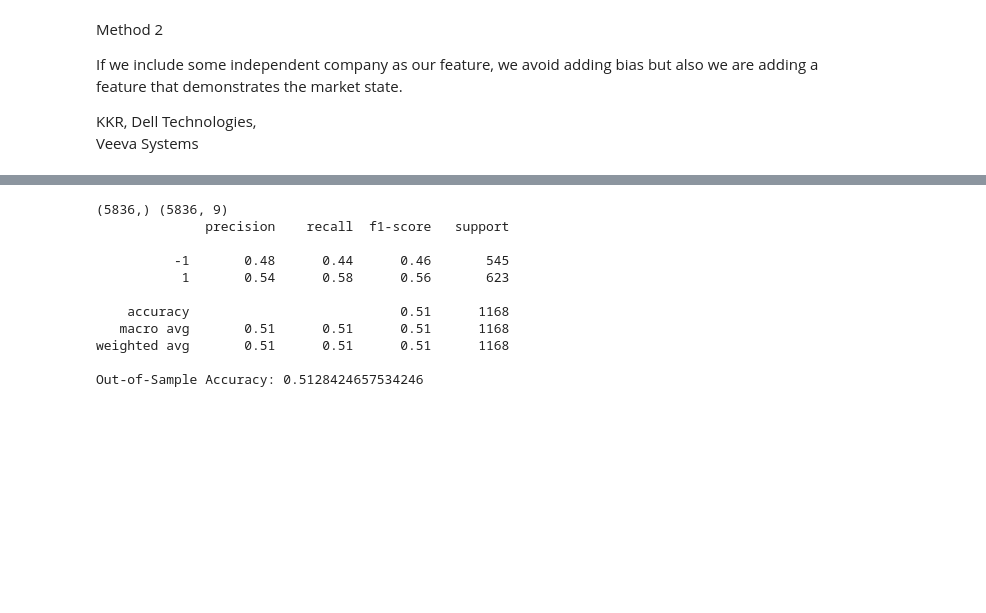
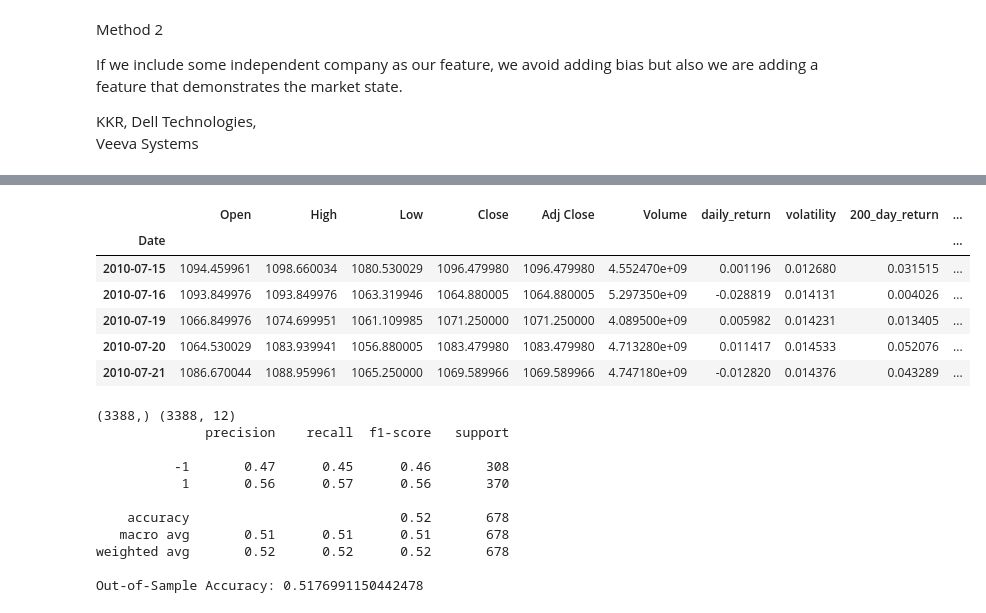
Before and after one commit to ACM40960/project-QianSandeep, a Jupyter notebook: Project/Machine Learning.ipynb, the cells around one changed output, grey strips where cells are left out. Drawn from its saved outputs; the diff is of its cells as text; code cells hidden in the pictures; blank space fills up the shorter version.

```diff
--- a/Project/Machine Learning.ipynb
+++ b/Project/Machine Learning.ipynb
@@ -81,0 +137,16 @@ Veeva Systems
+# %%
+#KKR has data only from 2010-07-15--should also change it ones before
+
+tickers = ['KKR', 'DELL', 'VEEV']
+# Dictionary to store close price dataframes
+close_prices = {}
+
+# Fetch historical data for each ticker and extract the close prices
+for ticker in tickers:
+    stock = yf.Ticker(ticker)
+    data = stock.history(start='2010-07-15', end='2024-01-01')
+    close_prices[ticker] = data[['Close']].rename(columns={'Close': ticker})
+
+combined_close_prices = combined_close_prices.ffill()
+
+combined_close_prices.head()
@@ -82,3 +161,19 @@ Veeva Systems
+# %%
+#change the date index of combined_close_prices to timezone-naive
+combined_close_prices.index = combined_close_prices.index.tz_localize(None)
+merged_data = merged_data.loc['2010-07-15':]
+
+final_data = merged_data.join(combined_close_prices, how='inner')
+
+final_data.head()
+# %% [output]
+|  | Open | High | Low | Close | Adj Close | Volume | daily_return | volatility | 200_day_return | ... |
+| Date |  |  |  |  |  |  |  |  |  | ... |
+| 2010-07-15 | 1094.459961 | 1098.660034 | 1080.530029 | 1096.479980 | 1096.479980 | 4.552470e+09 | 0.001196 | 0.012680 | 0.031515 | ... |
+| 2010-07-16 | 1093.849976 | 1093.849976 | 1063.319946 | 1064.880005 | 1064.880005 | 5.297350e+09 | -0.028819 | 0.014131 | 0.004026 | ... |
+| 2010-07-19 | 1066.849976 | 1074.699951 | 1061.109985 | 1071.250000 | 1071.250000 | 4.089500e+09 | 0.005982 | 0.014231 | 0.013405 | ... |
+| 2010-07-20 | 1064.530029 | 1083.939941 | 1056.880005 | 1083.479980 | 1083.479980 | 4.713280e+09 | 0.011417 | 0.014533 | 0.052076 | ... |
+| 2010-07-21 | 1086.670044 | 1088.959961 | 1065.250000 | 1069.589966 | 1069.589966 | 4.747180e+09 | -0.012820 | 0.014376 | 0.043289 | ... |
 # %%
 import numpy as np
 from sklearn.model_selection import train_test_split
@@ -86,9 +181,9 @@ from sklearn.ensemble import RandomForestClassifier
 from sklearn.metrics import classification_report
 
 # y
-y = np.where(merged_data['Close'].shift(-1) > merged_data['Close'], 1, -1)
+y = np.where(final_data['Close'].shift(-1) > merged_data['Close'], 1, -1)#explain: if the next day's close price is higher than the current day's close price, the model should predict a 1, otherwise, it should predict a -1.
 # feature
-X = merged_data.drop(columns=['Close', 'daily_return', '200_day_return']).shift(1)
+X = final_data.drop(columns=['Close', 'daily_return', '200_day_return']).shift(1)
 
 
 y = y[:-1]
@@ -116,18 +211,21 @@ print(report)
 # Calculate the accuracy score
 accuracy = model.score(X_test, y_test)
 print(f'Out-of-Sample Accuracy: {accuracy}')
+
+
+###not improved much
 # %% [output]
-(5836,) (5836, 9)
+(3388,) (3388, 12)
               precision    recall  f1-score   support
 
-          -1       0.48      0.44      0.46       545
-           1       0.54      0.58      0.56       623
+          -1       0.47      0.45      0.46       308
+           1       0.56      0.57      0.56       370
 
-    accuracy                           0.51      1168
-   macro avg       0.51      0.51      0.51      1168
-weighted avg       0.51      0.51      0.51      1168
+    accuracy                           0.52       678
+   macro avg       0.51      0.51      0.51       678
+weighted avg       0.52      0.52      0.52       678
 
-Out-of-Sample Accuracy: 0.5128424657534246
+Out-of-Sample Accuracy: 0.5176991150442478
 # %%
 # SVM model
 from sklearn.svm import SVC
```
Also changed, not shown: parts of 10 cells of this notebook.
